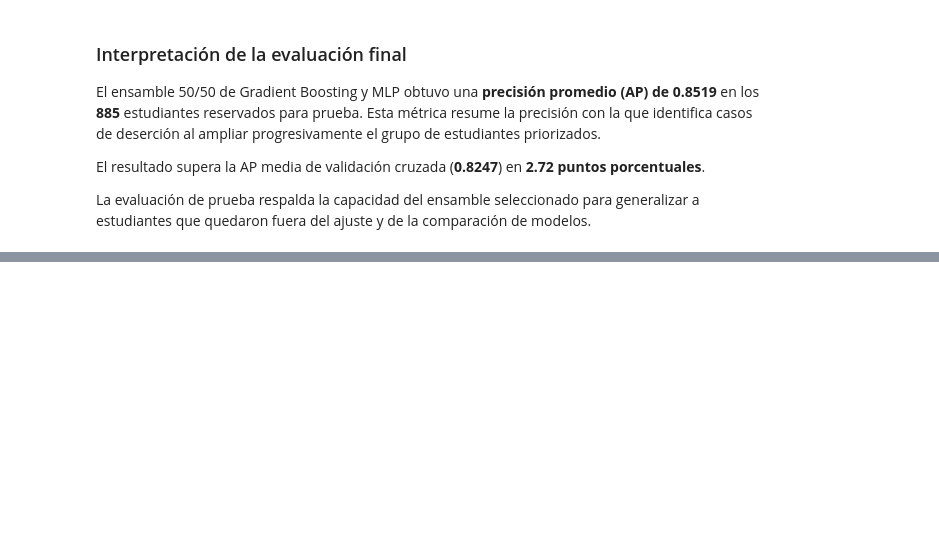
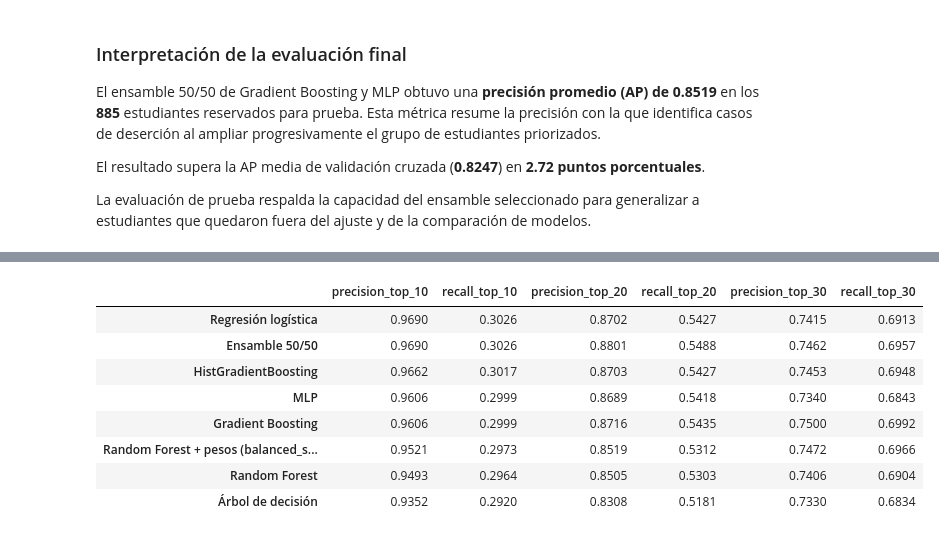
Before and after one commit to Marcocruz88/Proyecto_Despligues_MIAD, a Jupyter notebook: Pruebas_modelos_desercion.ipynb, the cells around one changed output, grey strips where cells are left out. Cells and saved outputs as stored; diff of their text form; code cells hidden in the pictures; blank space fills up the shorter version.

```diff
--- a/Pruebas_modelos_desercion.ipynb
+++ b/Pruebas_modelos_desercion.ipynb
@@ -1426,0 +1900,82 @@ quedaron fuera del ajuste y de la comparación de modelos.
+# %%
+def metricas_top_k(y_real, probabilidad, fracciones=FRACCIONES):
+    """Precisión y recall entre el k % de estudiantes con mayor probabilidad de deserción."""
+    y_real = np.asarray(y_real)
+    orden = np.argsort(-np.asarray(probabilidad), kind="stable")
+    metricas = {}
+    for fraccion in fracciones:
+        k = int(round(fraccion * len(y_real)))
+        desertores_en_top = y_real[orden[:k]].sum()
+        porcentaje = round(fraccion * 100)
+        metricas[f"precision_top_{porcentaje}"] = desertores_en_top / k
+        metricas[f"recall_top_{porcentaje}"] = desertores_en_top / y_real.sum()
+    return metricas
+
+
+def evaluar_por_pliegue(modelo, X, y, cv):
+    """Reentrena el modelo en cada pliegue y mide precisión/recall entre los primeros K y Brier."""
+    filas = []
+    probabilidades = np.zeros(len(y))  # probabilidad fuera de muestra de cada estudiante
+
+    for pliegue, (indices_entrenamiento, indices_validacion) in enumerate(cv.split(X, y), start=1):
+        modelo_pliegue = clone(modelo).fit(
+            X.iloc[indices_entrenamiento], y.iloc[indices_entrenamiento]
+        )
+        columna_desercion = list(modelo_pliegue.classes_).index(1)
+        p = modelo_pliegue.predict_proba(X.iloc[indices_validacion])[:, columna_desercion]
+        probabilidades[indices_validacion] = p
+
+        y_validacion = y.iloc[indices_validacion]
+        filas.append({
+            "pliegue": pliegue,
+            "brier": brier_score_loss(y_validacion, p),
+            **metricas_top_k(y_validacion, p),
+        })
+
+    return pd.DataFrame(filas).set_index("pliegue"), probabilidades
+
+
+# Configuración ganadora de cada grid, más el ensamble de la sección 5.5 (sin entrenar).
+modelos_operativos = {
+    "Árbol de decisión": mejor_arbol,
+    "Random Forest": mejor_forest,
+    "MLP": mejor_mlp,
+    "Gradient Boosting": mejor_boosting,
+    "Ensamble 50/50": modelo_ensamble,
+    "Regresión logística": busqueda_logistica.best_estimator_,
+    "HistGradientBoosting": busqueda_hgb.best_estimator_,
+    f"Random Forest + pesos ({peso_elegido})": clone(mejor_forest).set_params(
+        forest__class_weight=peso_elegido
+    ),
+}
+
+evaluaciones = {
+    nombre: evaluar_por_pliegue(modelo, X_entrenamiento, y_entrenamiento, pliegues)
+    for nombre, modelo in modelos_operativos.items()
+}
+
+resumen_operativo = pd.DataFrame({
+    nombre: tabla.mean() for nombre, (tabla, _) in evaluaciones.items()
+}).T
+columnas_resumen = [
+    "precision_top_10", "recall_top_10",
+    "precision_top_20", "recall_top_20",
+    "precision_top_30", "recall_top_30",
+]
+display(resumen_operativo[columnas_resumen].sort_values("precision_top_10", ascending=False).round(4))
+
+tasa_desercion = y_entrenamiento.mean()
+display(Markdown(f"""
+**Referencia sin señal.** La precisión entre los primeros K sería **{tasa_desercion:.3f}**, la proporción de desertores,
+y el recall sería igual a la fracción atendida (0.10 con el 10 %).
+"""))
+# %% [output]
+|  | precision_top_10 | recall_top_10 | precision_top_20 | recall_top_20 | precision_top_30 | recall_top_30 |
+| Regresión logística | 0.9690 | 0.3026 | 0.8702 | 0.5427 | 0.7415 | 0.6913 |
+| Ensamble 50/50 | 0.9690 | 0.3026 | 0.8801 | 0.5488 | 0.7462 | 0.6957 |
+| HistGradientBoosting | 0.9662 | 0.3017 | 0.8703 | 0.5427 | 0.7453 | 0.6948 |
+| MLP | 0.9606 | 0.2999 | 0.8689 | 0.5418 | 0.7340 | 0.6843 |
+| Gradient Boosting | 0.9606 | 0.2999 | 0.8716 | 0.5435 | 0.7500 | 0.6992 |
+| Random Forest + pesos (balanced_s... | 0.9521 | 0.2973 | 0.8519 | 0.5312 | 0.7472 | 0.6966 |
+| Random Forest | 0.9493 | 0.2964 | 0.8505 | 0.5303 | 0.7406 | 0.6904 |
+| Árbol de decisión | 0.9352 | 0.2920 | 0.8308 | 0.5181 | 0.7330 | 0.6834 |
```
Also changed, not shown: parts of 22 cells of this notebook, 1 other file.
